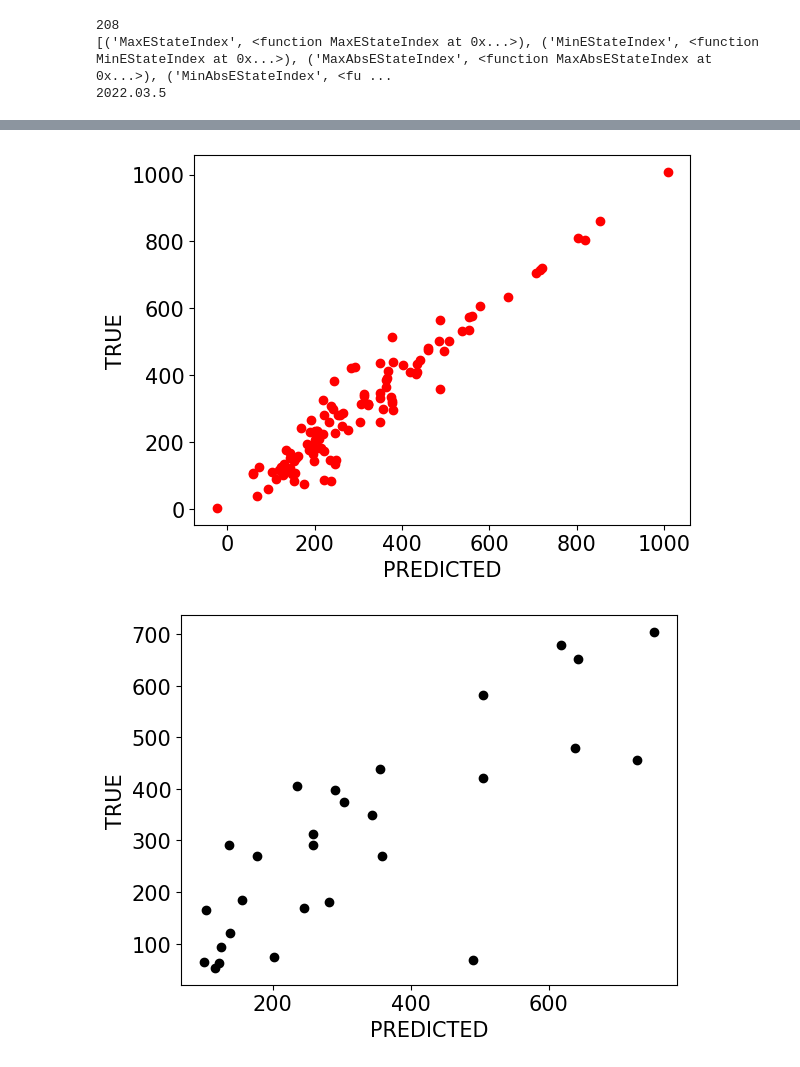
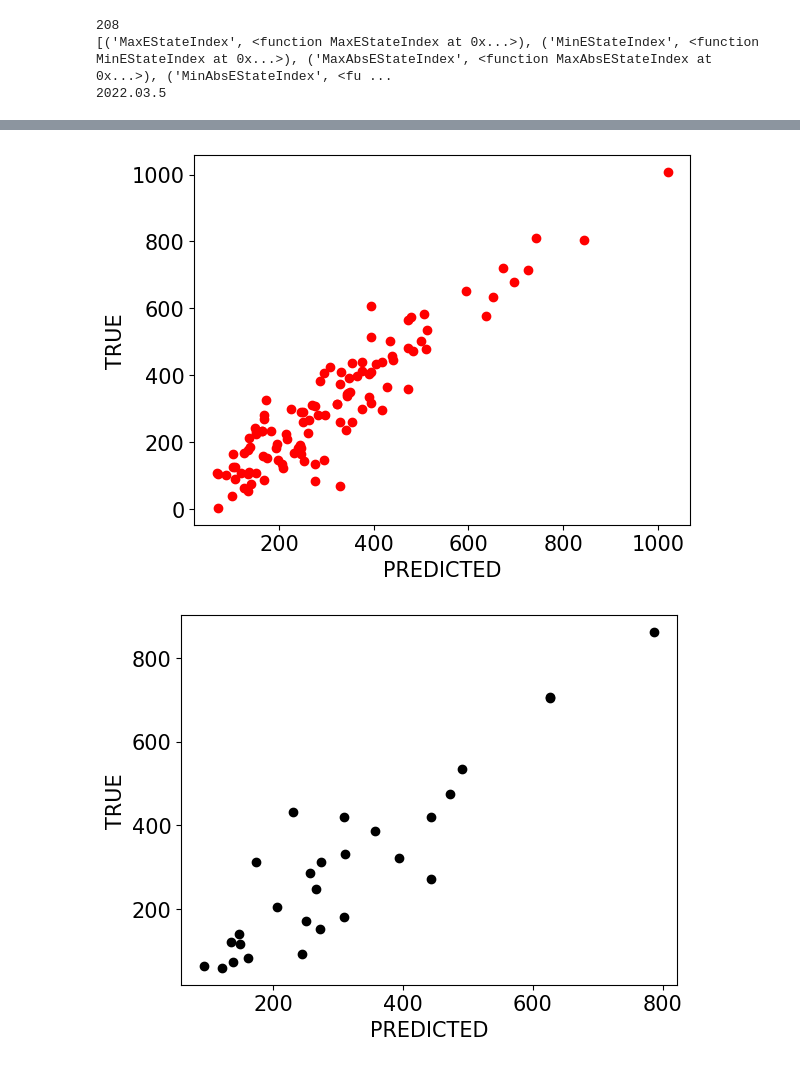
Before and after one commit to lstorchi/model_reaction_data, a Jupyter notebook: nasicmodels.ipynb, the cells around one changed output, grey strips where cells are left out. Drawn from its saved outputs; the diff is of its cells as text; code cells hidden in the pictures.

```diff
--- a/nasicmodels.ipynb
+++ b/nasicmodels.ipynb
@@ -169,9 +172,9 @@ models.pls_model (0.2, moldescriptors_featues, Y)
 # %%
 perc_split = 0.2
-models.pls_model (0.2, moldescriptors_featues, Y, False, 7)
+models.pls_model (0.2, moldescriptors_featues, Y, False, 4)
 # %% [output]
-[figure, old version]
+[figure, new version]
-[figure, old version]
+[figure, new version]
 # %%
 %reload_ext models
 
```
Also changed, not shown: parts of 4 cells of this notebook, 1 other file.
